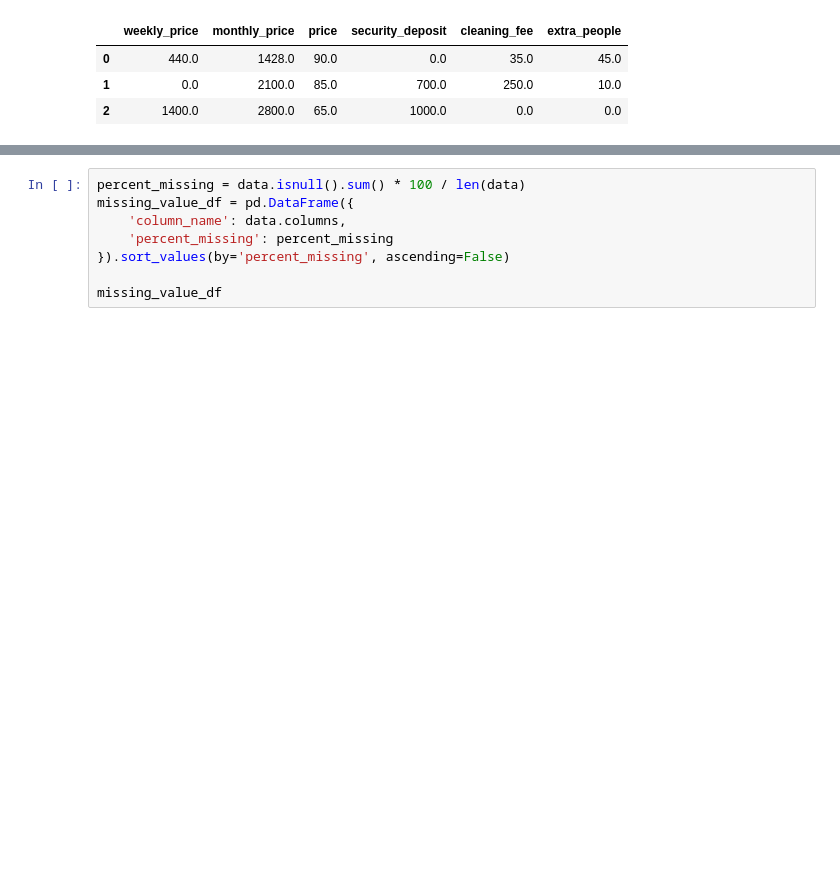
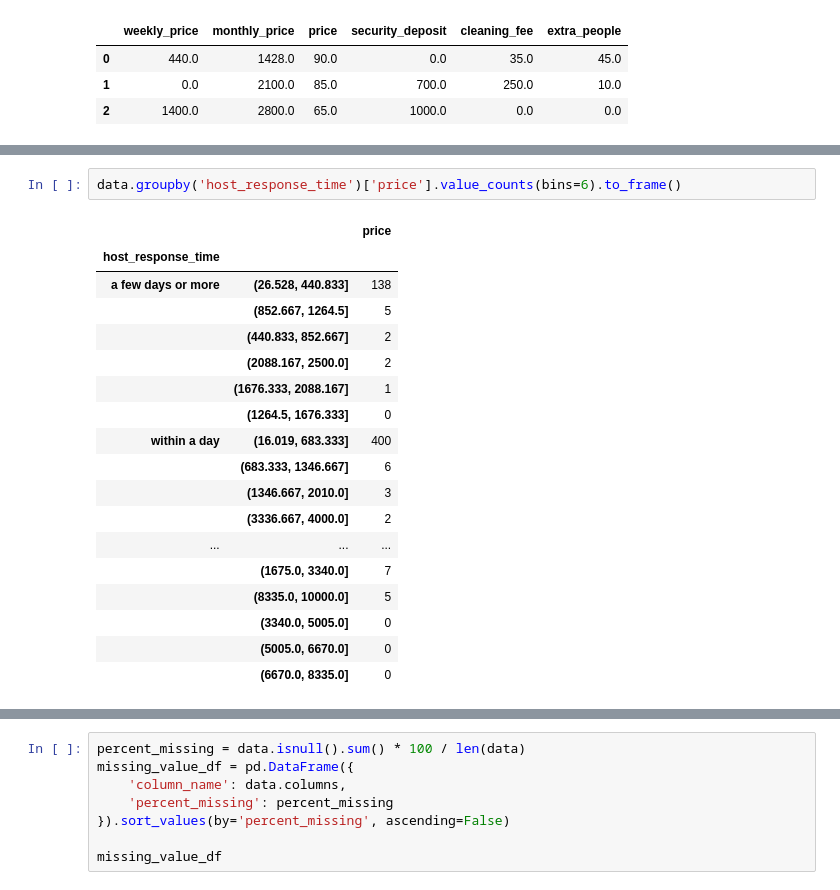
Before and after one commit to johnfcchan/crackdatescience, a Jupyter notebook: Airbnb_evan.ipynb, the cells around one changed output, grey strips where cells are left out. Drawn from its saved outputs; the diff is of its cells as text; blank space fills up the shorter version.

```diff
--- a/Airbnb_evan.ipynb
+++ b/Airbnb_evan.ipynb
@@ -584,0 +607,21 @@ data[price_list].head(3)
+# %%
+data.groupby('host_response_time')['price'].value_counts(bins=6).to_frame()
+# %% [output]
+|  |  | price |
+| host_response_time |  |  |
+| a few days or more | (26.528, 440.833] | 138 |
+|  | (852.667, 1264.5] | 5 |
+|  | (440.833, 852.667] | 2 |
+|  | (2088.167, 2500.0] | 2 |
+|  | (1676.333, 2088.167] | 1 |
+|  | (1264.5, 1676.333] | 0 |
+| within a day | (16.019, 683.333] | 400 |
+|  | (683.333, 1346.667] | 6 |
+|  | (1346.667, 2010.0] | 3 |
+|  | (3336.667, 4000.0] | 2 |
+| ... | ... | ... |
+|  | (1675.0, 3340.0] | 7 |
+|  | (8335.0, 10000.0] | 5 |
+|  | (3340.0, 5005.0] | 0 |
+|  | (5005.0, 6670.0] | 0 |
+|  | (6670.0, 8335.0] | 0 |
```
Also changed, not shown: parts of 10 cells of this notebook.
